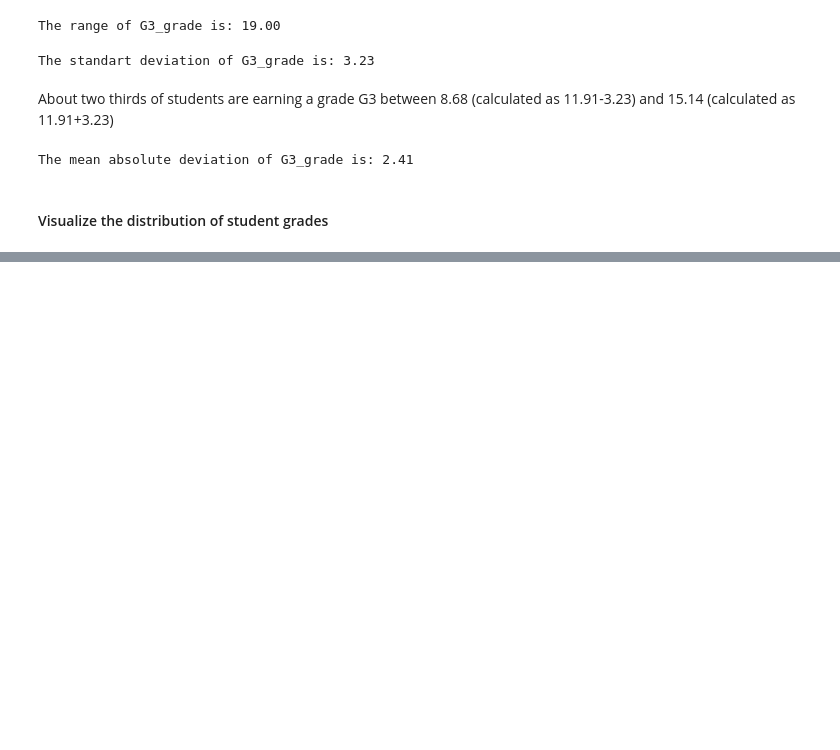
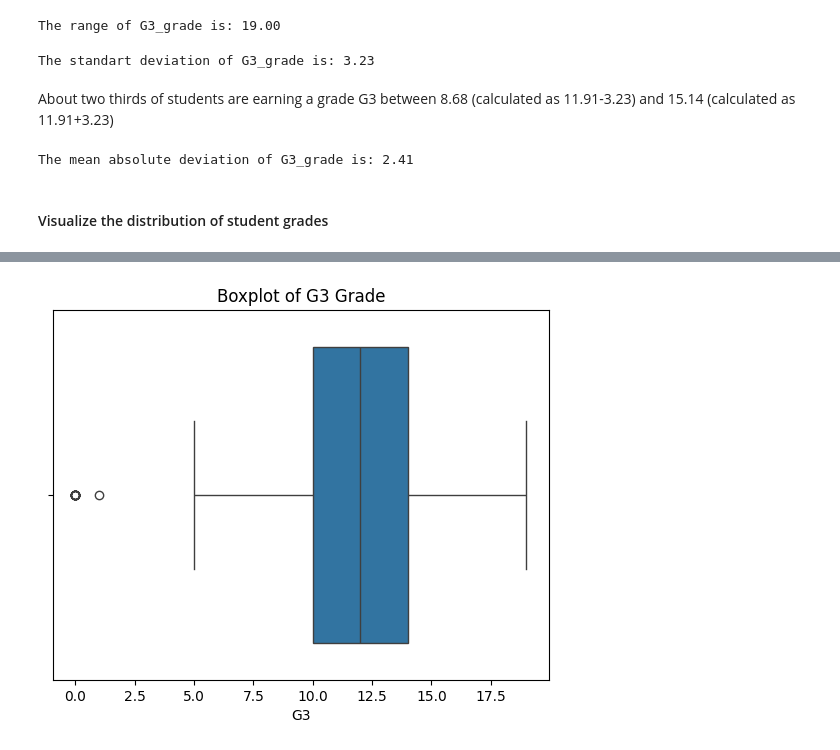
Before and after one commit to 7086600/exploring_student_data, a Jupyter notebook: exploring_student_data.ipynb, the cells around one changed output, grey strips where cells are left out. Drawn from its saved outputs; the diff is of its cells as text; code cells hidden in the pictures; blank space fills up the shorter version.

```diff
--- a/exploring_student_data.ipynb
+++ b/exploring_student_data.ipynb
@@ -105,0 +114,8 @@ The mean absolute deviation of G3_grade is: 2.41
+# %%
+# create a boxplot of math_grade
+sns.boxplot(data=students, x='G3')
+plt.title('Boxplot of G3 Grade')
+plt.show()
+plt.close()
+# %% [output]
+[figure, added]
```
Also changed, not shown: parts of 1 cell of this notebook.
